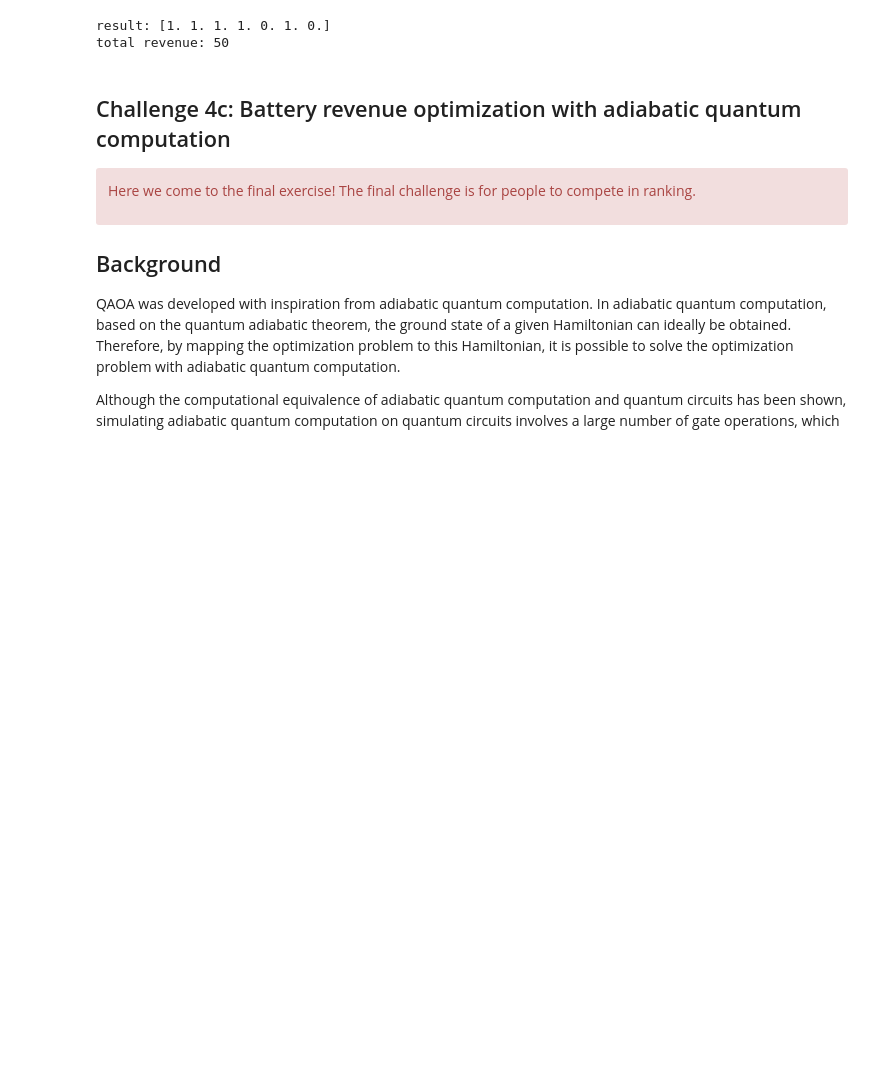
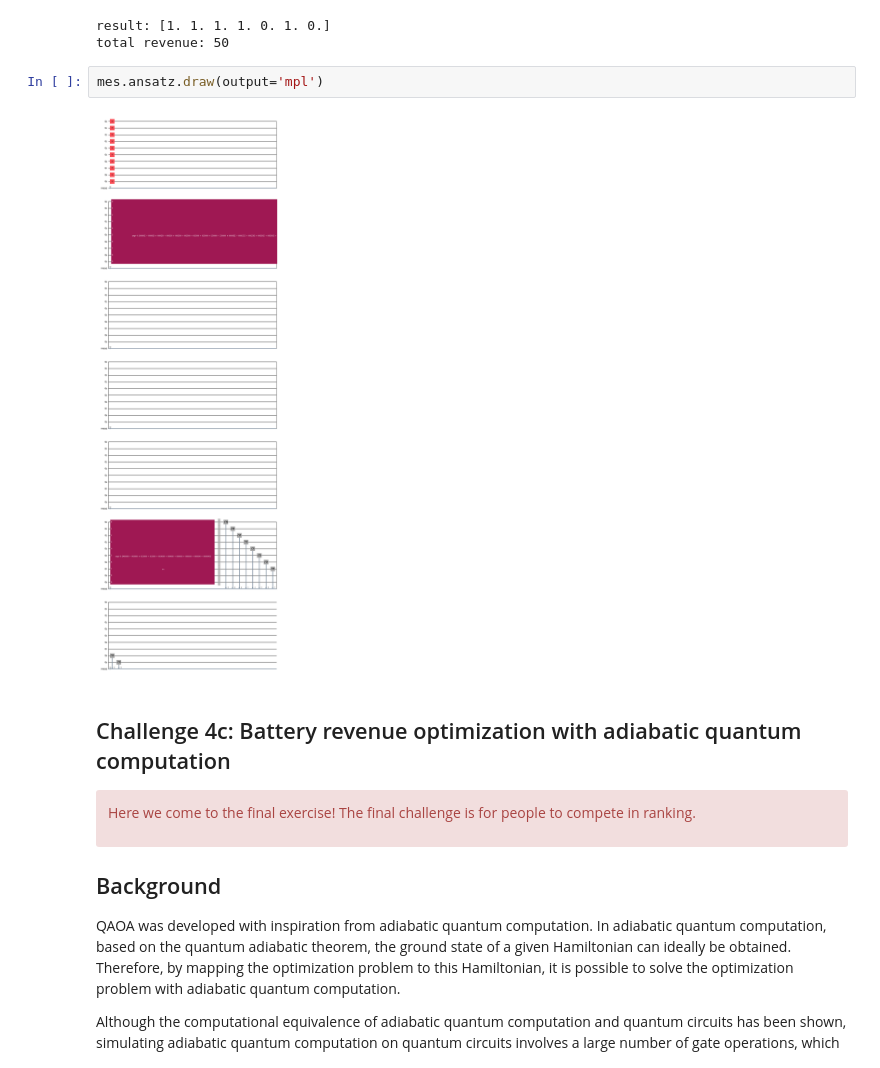
Before and after one commit to forcathrina/qaoa-knapsack, a Jupyter notebook: challenge-4/challenge-4.ipynb, the cells around one changed output. Cells and saved outputs as stored; diff of their text form; blank space fills up the shorter version.

```diff
--- a/challenge-4/challenge-4.ipynb
+++ b/challenge-4/challenge-4.ipynb
@@ -339,6 +339,10 @@ print('total revenue:', revenue)
 # %% [output]
 result: [1. 1. 1. 1. 0. 1. 0.]
 total revenue: 50
+# %%
+mes.ansatz.draw(output='mpl')
+# %% [output]
+[figure, added]
 # %% [markdown]
 ## Challenge 4c:  Battery revenue optimization with adiabatic quantum computation
 
```
Also changed, not shown: 1 other file.
